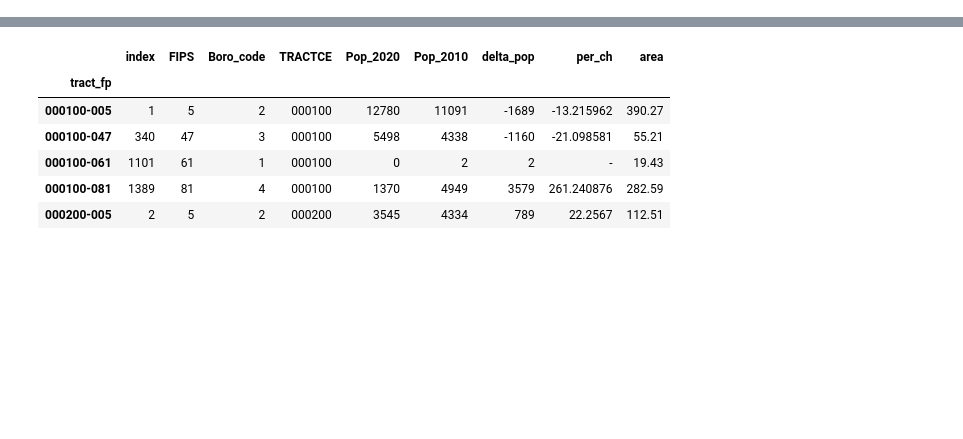
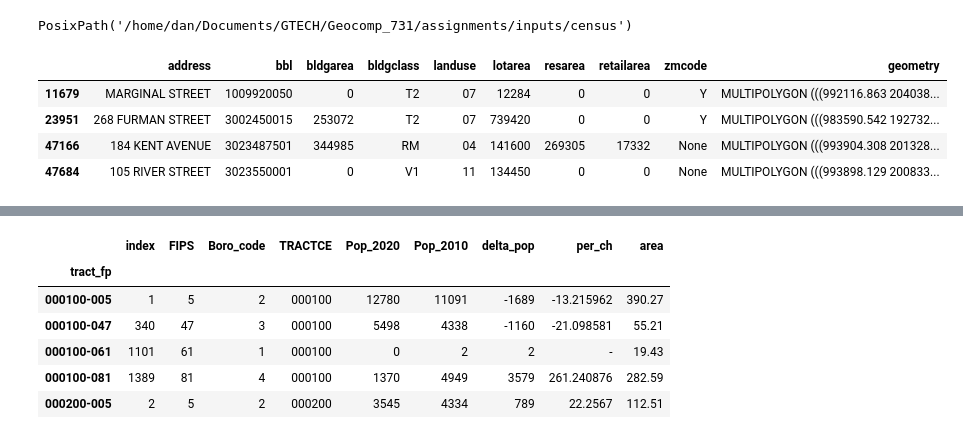
Before and after one commit to dvignoles/geocomputation, a Jupyter notebook: notebooks/census.ipynb, the cells around one changed output, grey strips where cells are left out. Saved outputs shown, nothing was run; the diff lists cells and outputs as text; code cells hidden in the pictures; blank space fills up the shorter version.

Commit message:
in class assignment progress

```diff
--- a/notebooks/census.ipynb
+++ b/notebooks/census.ipynb
@@ -4,3 +5,8 @@ import pandas as pd
+# %%
+DATA  = Path.cwd().parent.joinpath('inputs', 'census')
+DATA
+# %% [output]
+PosixPath('/home/dan/Documents/GTECH/Geocomp_731/assignments/inputs/census')
 # %%
-parcel = gpd.read_file('census/pluto_st_area.geojson')
+parcel = gpd.read_file(DATA.joinpath('pluto_st_area.geojson'))
 # %%
@@ -8,3 +14,11 @@ tract = gpd.read_file('census/cb_2018_36_tract_500k.shp', dtype={'TRACTCE': str}
 # %%
 parcel.to_crs(2263, inplace=True)
 tract.to_crs(2263, inplace=True)
+# %%
+parcel[~parcel.is_valid]
+# %% [output]
+|  | address | bbl | bldgarea | bldgclass | landuse | lotarea | resarea | retailarea | zmcode | geometry |
+| 11679 | MARGINAL STREET | 1009920050 | 0 | T2 | 07 | 12284 | 0 | 0 | Y | MULTIPOLYGON (((992116.863 204038... |
+| 23951 | 268 FURMAN STREET | 3002450015 | 253072 | T2 | 07 | 739420 | 0 | 0 | Y | MULTIPOLYGON (((983590.542 192732... |
+| 47166 | 184 KENT AVENUE | 3023487501 | 344985 | RM | 04 | 141600 | 269305 | 17332 | None | MULTIPOLYGON (((993904.308 201328... |
+| 47684 | 105 RIVER STREET | 3023550001 | 0 | V1 | 11 | 134450 | 0 | 0 | None | MULTIPOLYGON (((993898.129 200833... |
```
Also changed, not shown: parts of 4 cells of this notebook, 1 other file.
